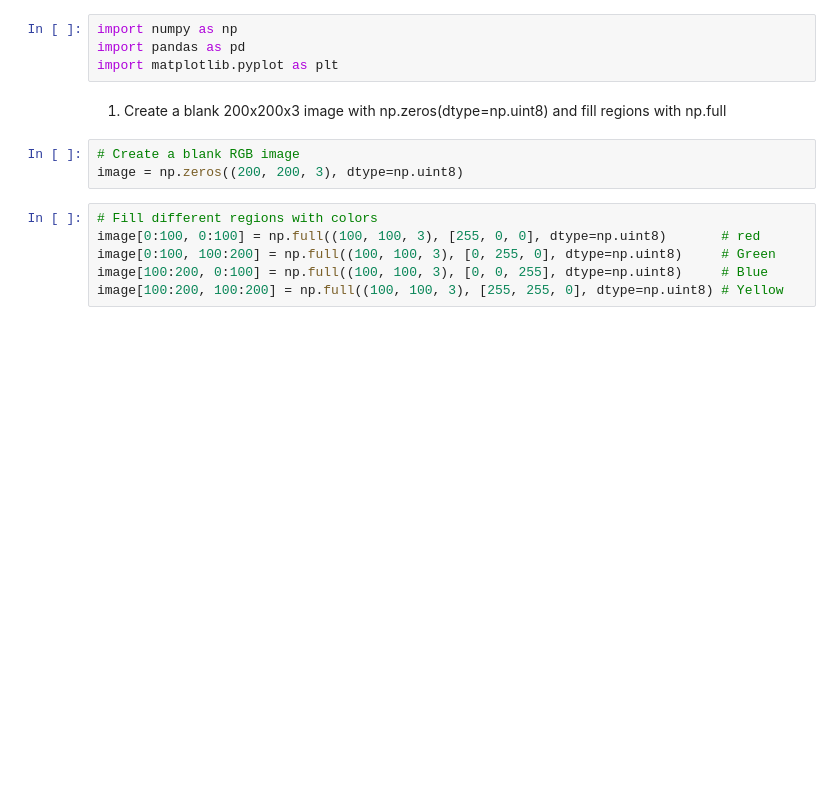
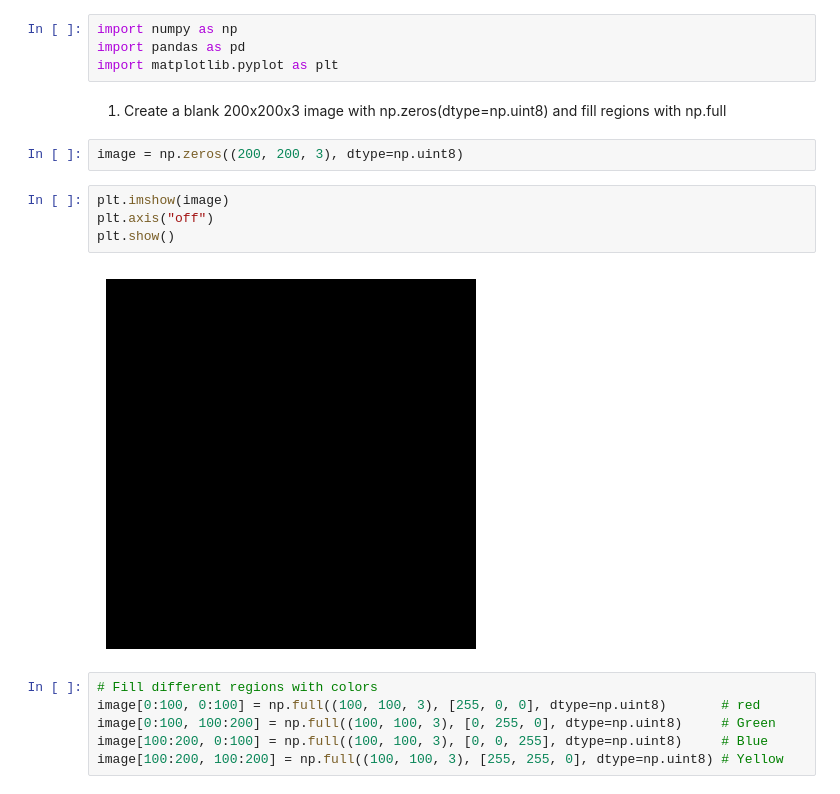
Before and after one commit to khushijaiswal4455-code/Image_pixel_manipulator, a Jupyter notebook: image_pixel.ipynb, the cells around one changed output. Drawn from its saved outputs; the diff is of its cells as text; blank space fills up the shorter version.

```diff
--- a/image_pixel.ipynb
+++ b/image_pixel.ipynb
@@ -7,8 +7,13 @@ import matplotlib.pyplot as plt
 # %% [markdown]
 1. Create a blank 200x200x3 image with np.zeros(dtype=np.uint8) and fill regions with np.full
 # %%
-# Create a blank RGB image
 image = np.zeros((200, 200, 3), dtype=np.uint8)
+# %%
+plt.imshow(image)
+plt.axis("off")
+plt.show()
+# %% [output]
+[figure, added]
 # %%
 # Fill different regions with colors
 image[0:100, 0:100] = np.full((100, 100, 3), [255, 0, 0], dtype=np.uint8)       # red
```
Also changed, not shown: parts of 29 cells of this notebook.
